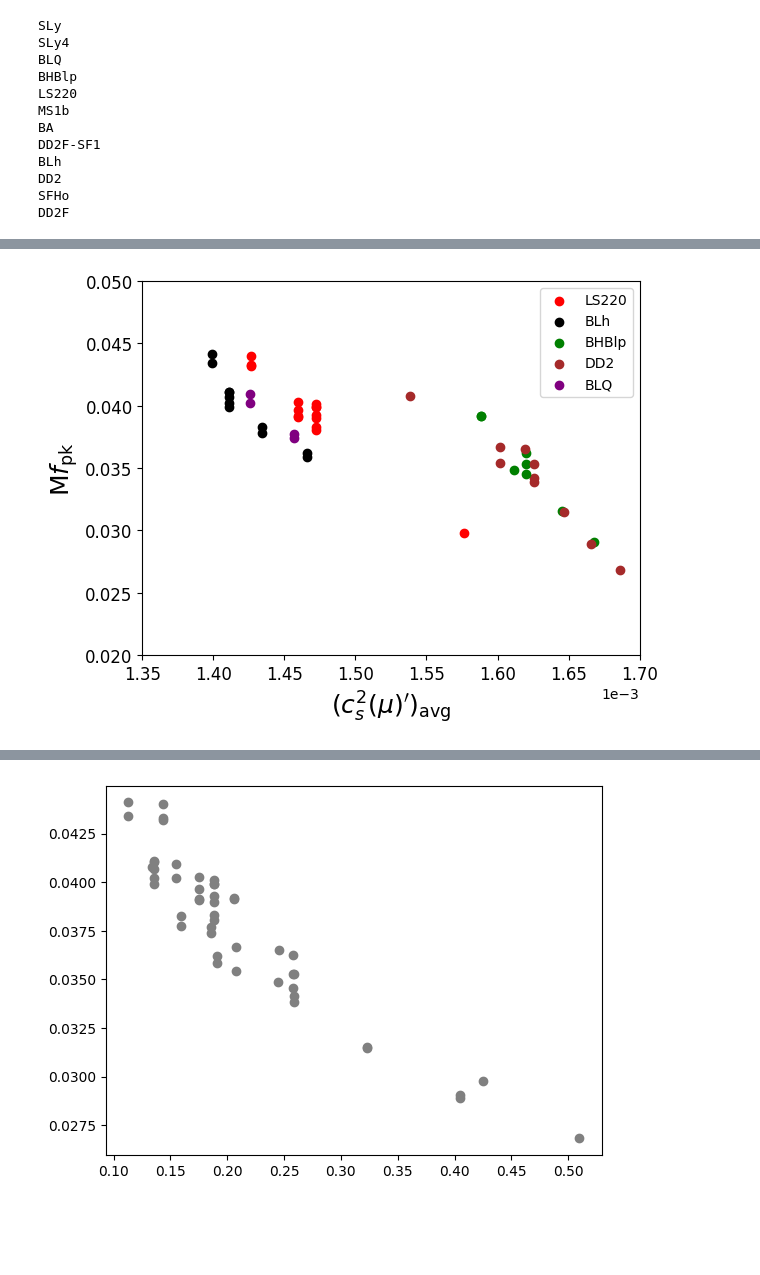
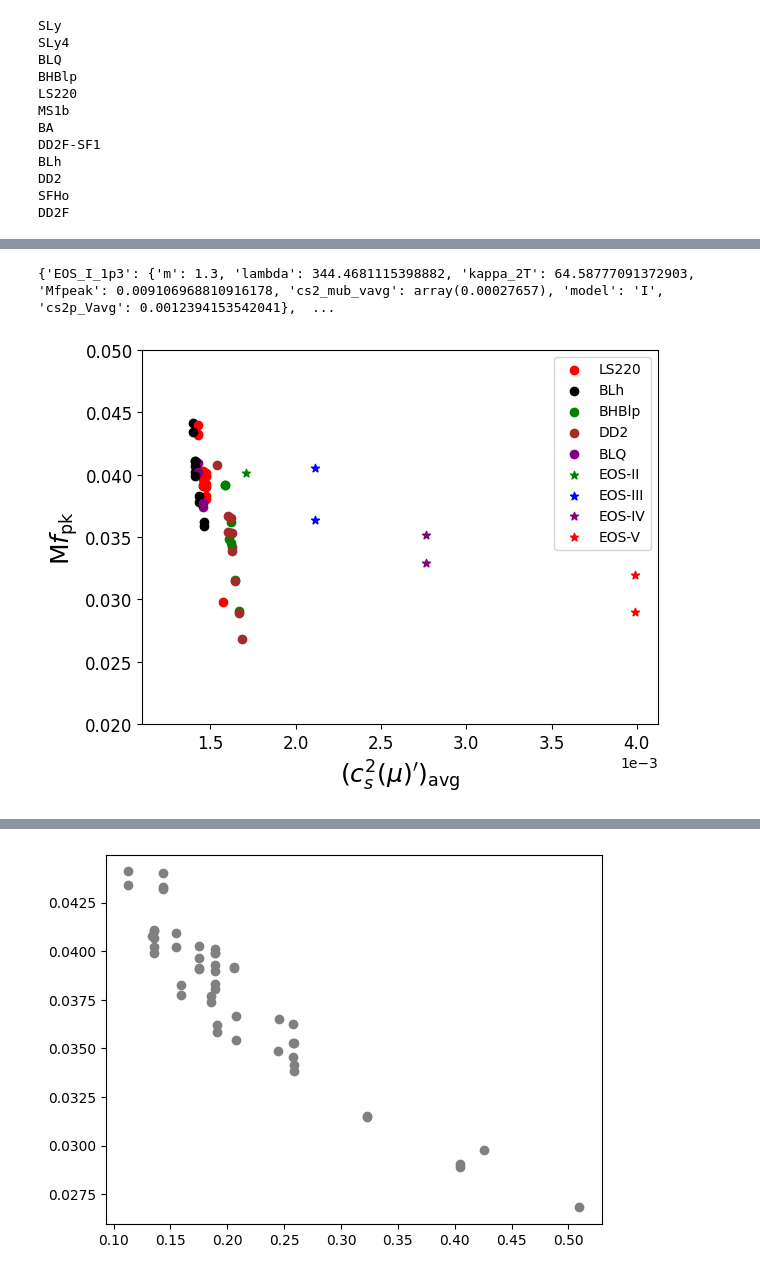
Before and after one commit to astro-man98/High_Density_Sound_Speed, a Jupyter notebook: cs2_mf2_analysis.ipynb, the cells around one changed output, grey strips where cells are left out. Saved outputs shown, nothing was run; the diff lists cells and outputs as text; code cells hidden in the pictures; blank space fills up the shorter version.

```diff
--- a/cs2_mf2_analysis.ipynb
+++ b/cs2_mf2_analysis.ipynb
@@ -141,12 +157,14 @@ SFHo
 rvss_mvr_data = {}
 rvss_M_pcentral_interp = {}
 rvss_m_cs2_mub_Vavg_interp = {}
+rvss_M_R_interp = {}
 
 for file in os.listdir('./MVR/RVSS'):
     file_split = file.split('_')
     model = file_split[0]
     rvss_mvr_data[model] = np.loadtxt(f'./MVR/RVSS/{file}',skiprows=1)
     rvss_M_pcentral_interp[model] = interp1d(rvss_mvr_data[model][:,0],p_central)
+    rvss_M_R_interp[model] = interp1d(rvss_mvr_data[model][:,0],rvss_mvr_data[model][:,1])
     rvss_m_cs2_mub_Vavg_interp[model] = interp1d(rvss_mvr_data[model][:,0],rvss_mvr_data[model][:,5])
 # %%
 eos_V_M_pr_interp = interp1d(rvss_mvr_data["V"][:,0],p_central)
@@ -427,3 +304,8 @@ for sim in core_db_strain:
+# %%
+core_muTOV = {}
+for eos in max_mass_core:
+    pc = core_M_pcentral_interp[eos](max_mass_core[eos])
+    core_muTOV[eos] = eos_mub_interp[eos](pc*epsilon)
 # %%
 core_cs2p_interp = {}
 for file in os.listdir('./Core_EOS_Interpreters'):
@@ -515,14 +649,22 @@ for sim in sim_info_RVSS:
     sim_model = sim_info_RVSS[sim]['model']
     m = sim_info_RVSS[sim]['m']
     p_c = rvss_M_pcentral_interp[sim_model](m)
-    solution,nu = RVSS_Solver_list[model].solve_nu(p_c)
+    solution,nu,a = RVSS_Solver_list[model].solve_nu(p_c)
+    rad = solution.t
+    M = solution.y[1,:]
 
-    nb_r = RVSS_List[sim_model][0].nb_interp(solution.y[0,:])
+    nb_r = RVSS_List[sim_model][0].nb_interp(solution.y[0,:]*epsilon)
     r_nb_interp = interp1d(nb_r,solution.t)
-    r_stop = r_nb_interp((2.0/3.0)*RVSS_List[sim_model][0].nb_interp(solution.y[0,0]))
+    r_stop = r_nb_interp((2.0/3.0)*RVSS_List[sim_model][0].nb_interp(solution.y[0,0]*epsilon))
 
-    cs2p_r_interp = interp1d(solution.t,RVSS_cs2p_interp[sim_model](solution.y[0,:]),fill_value='extrapolate')
+    idx_rstop = bisect.bisect_left(rad,r_stop)
+    # plt.plot(solution.t[:-1],nu)
 
-    sim_info_RVSS[sim]['cs2p_Vavg'] = RVSS_Solver_list[sim_model].ns_vol_avg(cs2p_r_interp,r_stop,solution=solution,nu_sol=nu)
-    print(sim_model)
+
+    cs2p_r = RVSS_cs2p_interp[sim_model](solution.y[0,:]*epsilon)
+
+
+    Vol,Vol_avg_cs2p = RVSS_Solver_list[sim_model].ns_vol_avg(cs2p_r[:idx_rstop],rad[:idx_rstop],solution.y[1,:idx_rstop],solution=solution,nu_sol=nu[:idx_rstop])
+    sim_info_RVSS[sim]['cs2p_Vavg'] = Vol_avg_cs2p[-1]
+    print(sim_info_RVSS[sim]['cs2p_Vavg'],RVSS_List[sim_model][2])
 # %% [output]
@@ -546,27 +691,41 @@ V
+# %%
+print(sim_info_RVSS)
+# %% [output]
+{'EOS_I_1p3': {'m': 1.3, 'lambda': 344.4681115398882, 'kappa_2T': 64.58777091372903, 'Mfpeak': 0.009106968810916178, 'cs2_mub_vavg': array(0.00027657), 'model': 'I', 'cs2p_Vavg': 0.0012394153542041},  ...
 # %%
 eos_labeled = {}
+rvss_labeled = {}
 axes_label_fontsize = 18
 tick_label_fontsize = 12
 text_fontsize = 16
 cs2p_mf2_fig,cs2p_mf2_axes = plt.subplots(1)
 for sim in sim_info_core_subeos:
     if sim_info_core_subeos[sim]['eos'] not in eos_labeled:
         eos_labeled[sim_info_core_subeos[sim]['eos']] = False
     if sim_info_core_subeos[sim]['Mfpeak'] > 0.02 and not eos_labeled[sim_info_core_subeos[sim]['eos']]:
         cs2p_mf2_axes.scatter(sim_info_core_subeos[sim]['cs2p_Vavg'],sim_info_core_subeos[sim]['Mfpeak'],color=core_subeos[sim_info_core_subeos[sim]['eos']],label=sim_info_core_subeos[sim]['eos'])
         eos_labeled[sim_info_core_subeos[sim]['eos']] = True
     else:
         cs2p_mf2_axes.scatter(sim_info_core_subeos[sim]['cs2p_Vavg'],sim_info_core_subeos[sim]['Mfpeak'],color=core_subeos[sim_info_core_subeos[sim]['eos']])
 
+for sim in sim_info_RVSS:
+    if sim_info_RVSS[sim]['model'] not in rvss_labeled:
+        rvss_labeled[sim_info_RVSS[sim]['model']] = False
+    if sim_info_RVSS[sim]['Mfpeak'] > 0.02 and not rvss_labeled[sim_info_RVSS[sim]['model']]:
+        cs2p_mf2_axes.scatter(sim_info_RVSS[sim]['cs2p_Vavg'],sim_info_RVSS[sim]['Mfpeak'],color=RVSS_List[sim_info_RVSS[sim]['model']][1],marker='*',label=f"EOS-{sim_info_RVSS[sim]['model']}")
+        rvss_labeled[sim_info_RVSS[sim]['model']] = True
+    else:
+        cs2p_mf2_axes.scatter(sim_info_RVSS[sim]['cs2p_Vavg'],sim_info_RVSS[sim]['Mfpeak'],color=RVSS_List[sim_info_RVSS[sim]['model']][1],marker='*')
+
 cs2p_mf2_axes.set_ylim([0.02,0.05])
-cs2p_mf2_axes.set_xlim([0.00135,0.0017])
+#cs2p_mf2_axes.set_xlim([0.00135,0.0017])
 
 cs2p_mf2_axes.set_ylabel(r"$\text{M}f_{\text{pk}}$",fontsize=axes_label_fontsize)
 cs2p_mf2_axes.set_xlabel(r"$(c_s^2(\mu)')_{\text{avg}}$",fontsize=axes_label_fontsize)
 cs2p_mf2_axes.tick_params(labelsize=tick_label_fontsize)
 cs2p_mf2_axes.legend()
 cs2p_mf2_axes.ticklabel_format(style='sci',axis='x',scilimits=(-3,-3))
 cs2p_mf2_fig.tight_layout()
-cs2p_mf2_fig.savefig('./Figures/Final_Paper_Figs/Mfpk_cs2p_core.pdf',format='pdf',dpi=300)
+#cs2p_mf2_fig.savefig('./Figures/Final_Paper_Figs/Mfpk_cs2p_core.pdf',format='pdf',dpi=300)
 # %% [output]
-[figure, old version]
+[figure, new version]
```
Also changed, not shown: parts of 28 cells of this notebook, 10 other files.
